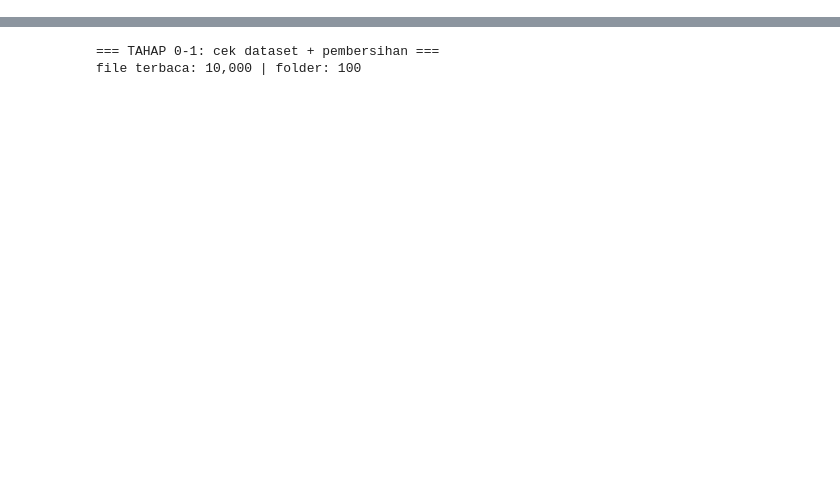
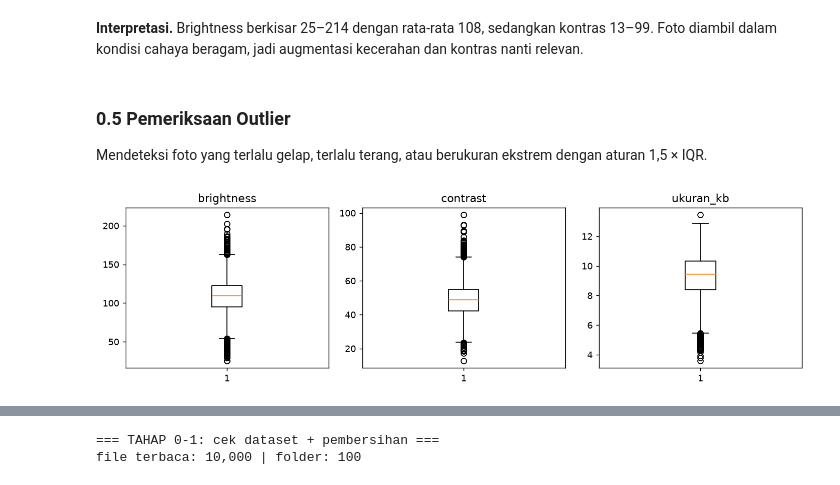
Before and after one commit to mirzayanuardi/ML2026_B_Kelompok4_HerbaNusa, a Jupyter notebook: tanaman-obat/output/FloraSurvival_ML.ipynb, the cells around one changed output, grey strips where cells are left out. Drawn from its saved outputs; the diff is of its cells as text; code cells hidden in the pictures; blank space fills up the shorter version.

```diff
--- a/tanaman-obat/output/FloraSurvival_ML.ipynb
+++ b/tanaman-obat/output/FloraSurvival_ML.ipynb
@@ -47,0 +247,6 @@ berasal dari run nyata, bukan contoh.
+# %% [markdown]
+**Interpretasi.** Brightness berkisar 25–214 dengan rata-rata 108, sedangkan kontras 13–99. Foto diambil dalam kondisi cahaya beragam, jadi augmentasi kecerahan dan kontras nanti relevan.
+# %% [markdown]
+### 0.5 Pemeriksaan Outlier
+
+Mendeteksi foto yang terlalu gelap, terlalu terang, atau berukuran ekstrem dengan aturan 1,5 × IQR.
@@ -47,0 +261,8 @@ berasal dari run nyata, bukan contoh.
+# %%
+fig, ax = plt.subplots(1, 3, figsize=(11, 3.2))
+for a, k in zip(ax, ("brightness", "contrast", "ukuran_kb")):
+    a.boxplot(df[k])
+    a.set_title(k)
+show_fig(fig, FIG / "outlier.png", dpi=130)
+# %% [output]
+[figure, added]
```
Also changed, not shown: parts of 137 cells of this notebook, 36 other files.
